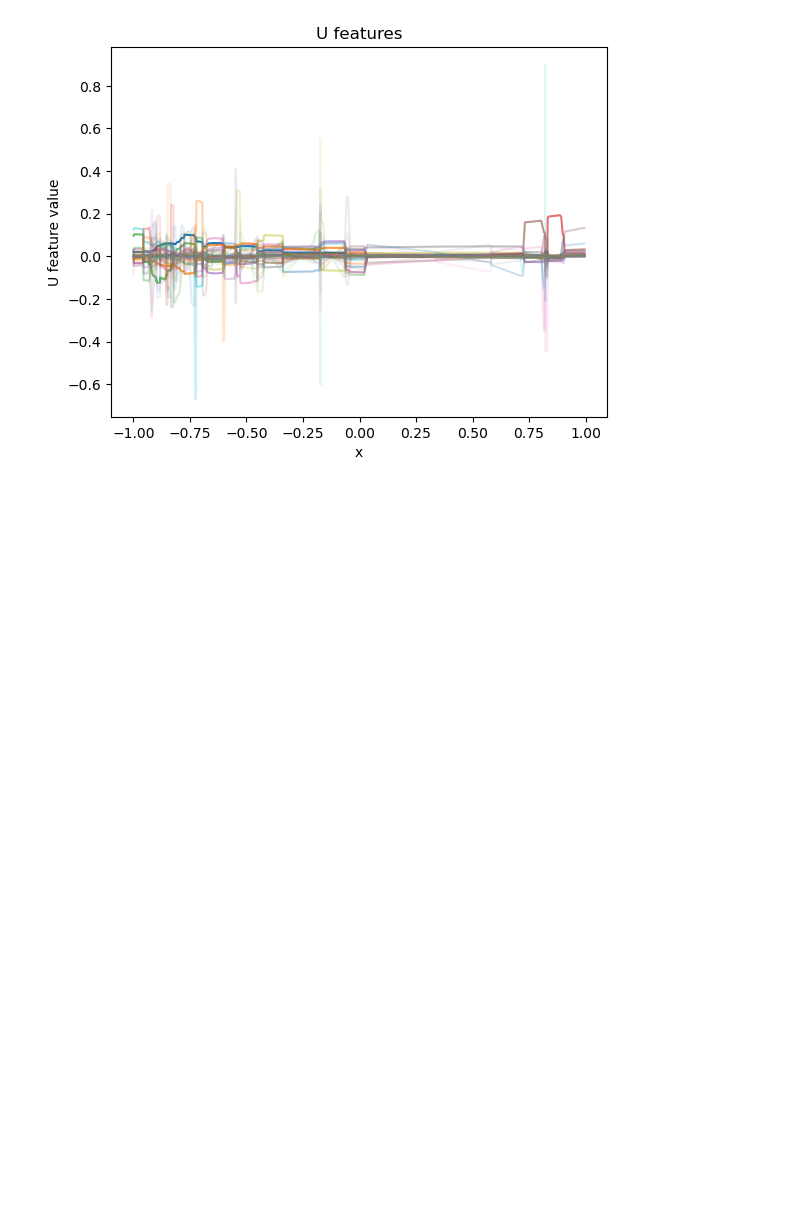
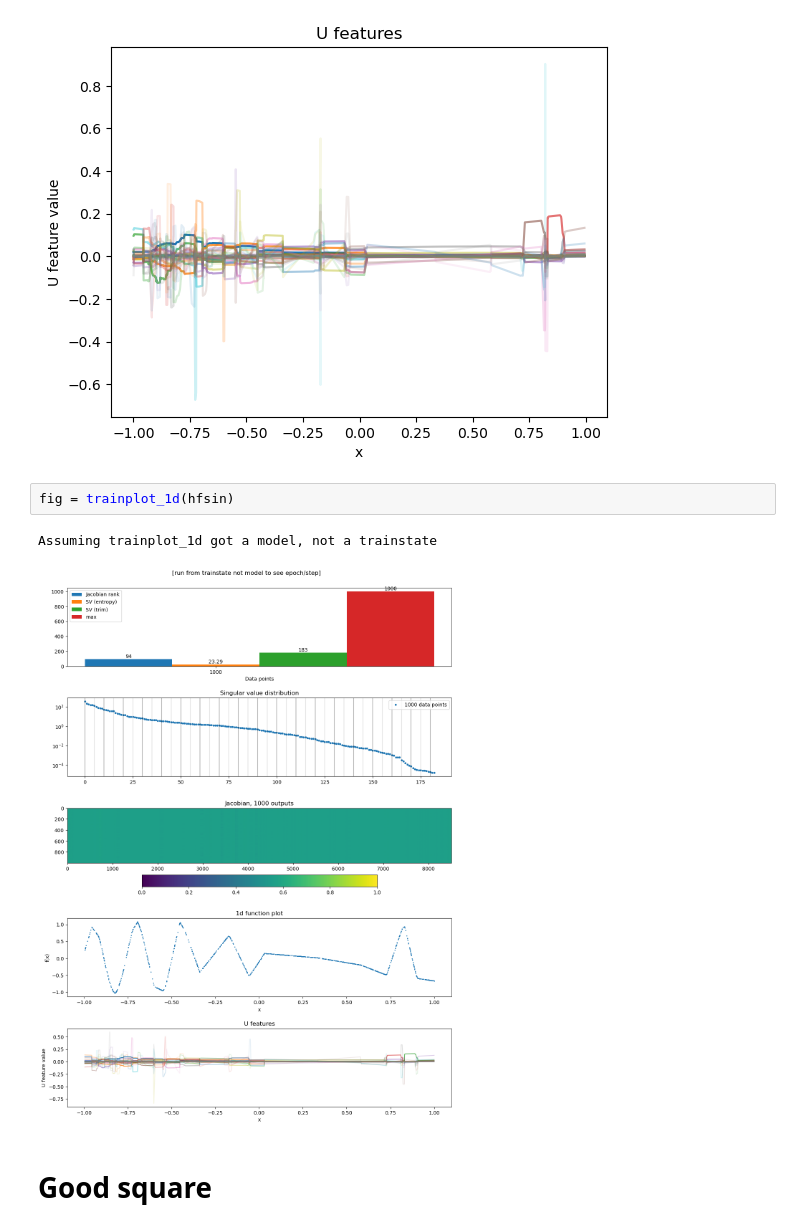
Before and after one commit to LRudL/dots, a Jupyter notebook: notebooks/model_explorer.ipynb, the cells around one changed output. Drawn from its saved outputs; the diff is of its cells as text; blank space fills up the shorter version.

```diff
--- a/notebooks/model_explorer.ipynb
+++ b/notebooks/model_explorer.ipynb
@@ -96,3 +96,10 @@ plot_1d_fn(hfsin)
 plot_1d_u_feats(hfsin, range_batch(-1, 1, 1000, sort=True))
 # %% [output]
 [figure]
+# %%
+fig = trainplot_1d(hfsin)
+# %% [output]
+Assuming trainplot_1d got a model, not a trainstate
+[figure, added]
+# %% [markdown]
+# Good square
```
Also changed, not shown: parts of 5 cells of this notebook, 8 other files.
